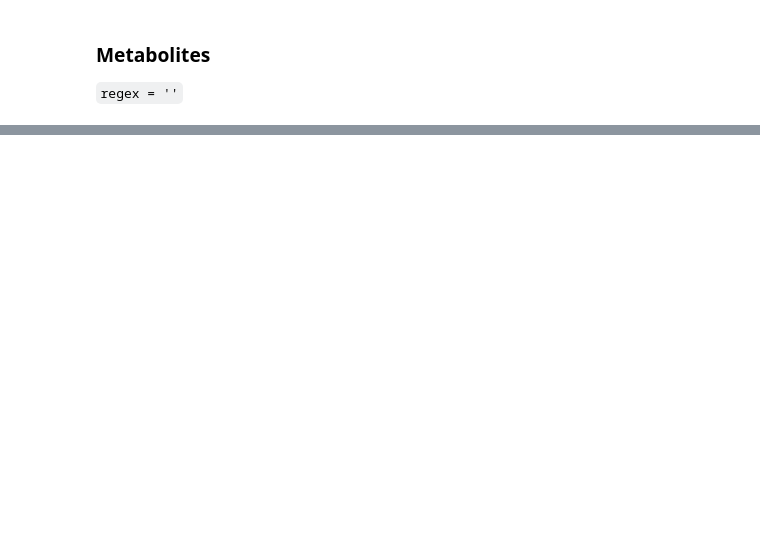
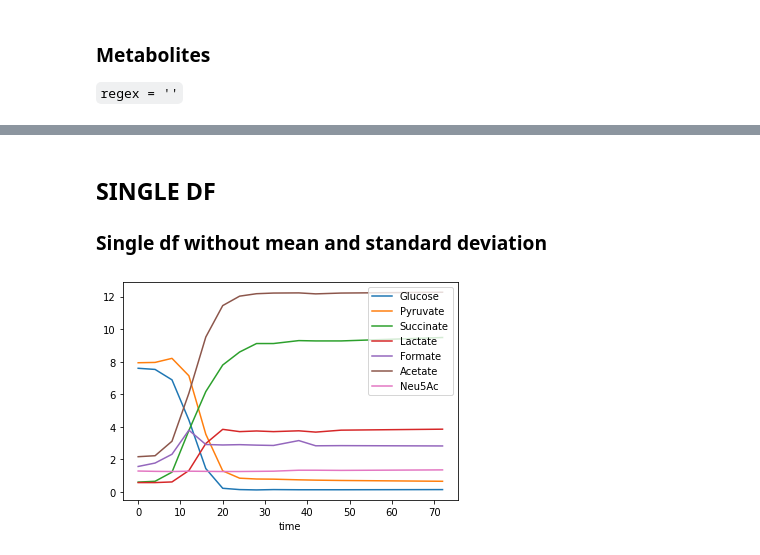
Before and after one commit to msysbio/bacterial_growth, a Jupyter notebook: Notebooks/bacterial_plots.ipynb, the cells around one changed output, grey strips where cells are left out. Cells and saved outputs as stored; diff of their text form; code cells hidden in the pictures; blank space fills up the shorter version.

```diff
--- a/Notebooks/bacterial_plots.ipynb
+++ b/Notebooks/bacterial_plots.ipynb
@@ -42,5 +61,7 @@ def execute(phrase):
 # Abundance plot of bacteria in a single replicate
 # %%
 phrase = "SELECT abundanceFile FROM TechnicalReplicate WHERE abundanceFile = '/Users/julia/bacterialGrowth_thesis/Data/experiments/101/101.1/1/abundance_file.txt'"
+phrase_met = "SELECT metabolitesFile FROM TechnicalReplicate WHERE metabolitesFile = '/Users/julia/bacterialGrowth_thesis/Data/experiments/101/101.1/1/metabolites_file.txt'"
 # %%
 res = execute(phrase)
+res_met = execute(phrase_met)
@@ -58,3 +79,6 @@ growth_df.head()
 | 2 | 8 | 0.211 | 228160 | 227030 |
 | 3 | 12 | 0.657 | 763902 | 762292 |
 | 4 | 16 | 0.868 | 1728989 | 1726829 |
+# %%
+metab_df = pd.read_csv(res_met[0][0], sep=" ")
+metab_df.head()
@@ -275,0 +413,28 @@ plotFigure(met_msd)
+# %%
+def plotDf(df, ax):
+    cmap = plt.get_cmap(name='tab10')
+    msd_regex = re.compile(r'.*mean.* | .*std.*', flags=re.I | re.X)
+
+    if len(getMatchingList(msd_regex, df)) > 0:
+        vec = range(1,len(df.columns),2)
+        for i in vec:
+            ax.errorbar(df.iloc[:,0], df.iloc[:,i], yerr = df.iloc[:,i+1], color = cmap(i-1), label=df.columns[i][:-5])
+    else:
+        vec = range(1,len(df.columns))
+        for i in vec:
+            ax.plot(df.iloc[:,0], df.iloc[:,i], linestyle='-', color = cmap(i-1), label=df.columns[i])
+# %% [markdown]
+## SINGLE DF
+### Single df without mean and standard deviation
+# %%
+#df = growth_df[['time', 'liquidtotalcount', 'liquidactivecount']]
+df = metab_df
+
+if len(df.columns) > 1:
+    fig = plt.figure()
+    ax = fig.add_subplot()
+    plotDf(df, ax)
+    legend = ax.legend(loc='upper right')
+    ax.set_xlabel('time')
+# %% [output]
+[figure, added]
```
Also changed, not shown: parts of 28 cells of this notebook, 3 other files.
